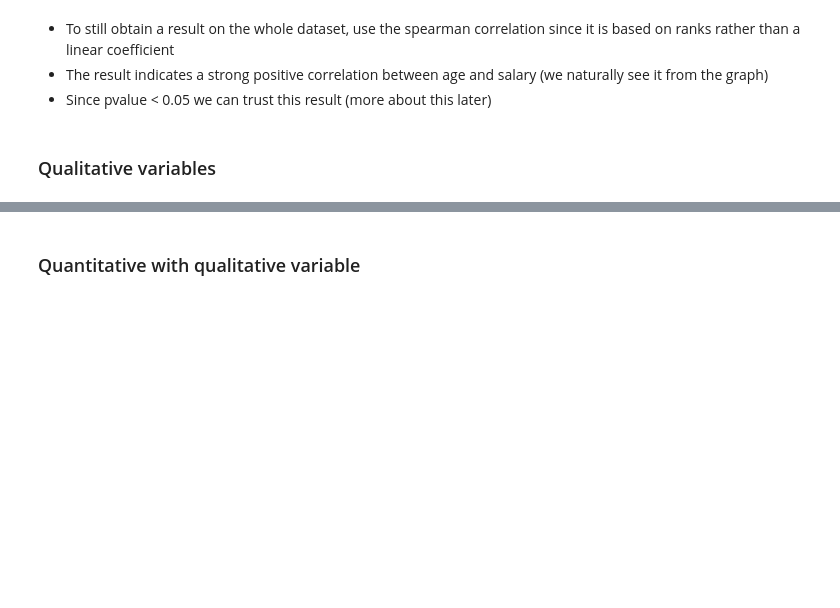
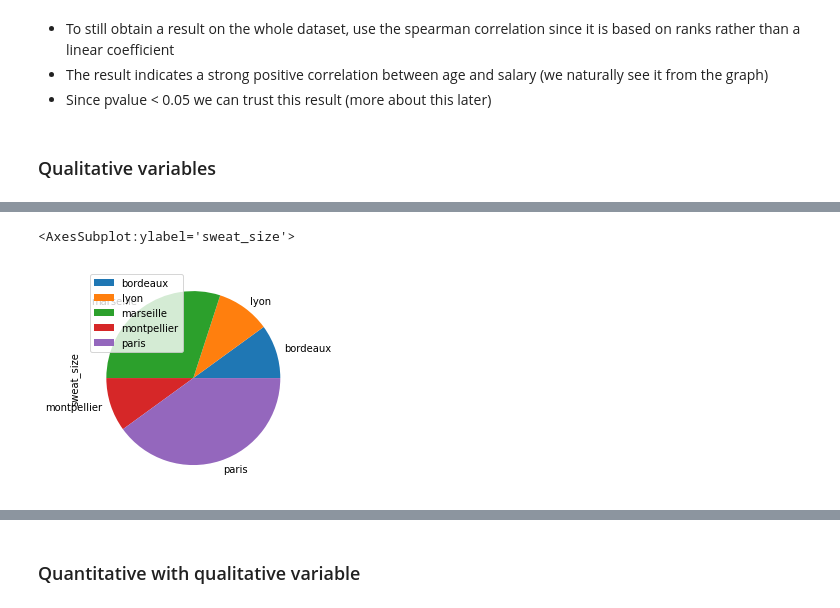
Before and after one commit to AlexisBogroff/Sorbonne_Data_Science_Workshop, a Jupyter notebook: src/data_analysis_with_pandas.ipynb, the cells around one changed output, grey strips where cells are left out. Drawn from its saved outputs; the diff is of its cells as text; code cells hidden in the pictures; blank space fills up the shorter version.

```diff
--- a/src/data_analysis_with_pandas.ipynb
+++ b/src/data_analysis_with_pandas.ipynb
@@ -593,0 +616,5 @@ df_multi_quali.groupby('city')
+# %%
+df_multi_quali.groupby('city').count().plot.pie(y='sweat_size')
+# %% [output]
+<AxesSubplot:ylabel='sweat_size'>
+[figure, added]
```
Also changed, not shown: parts of 16 cells of this notebook.
